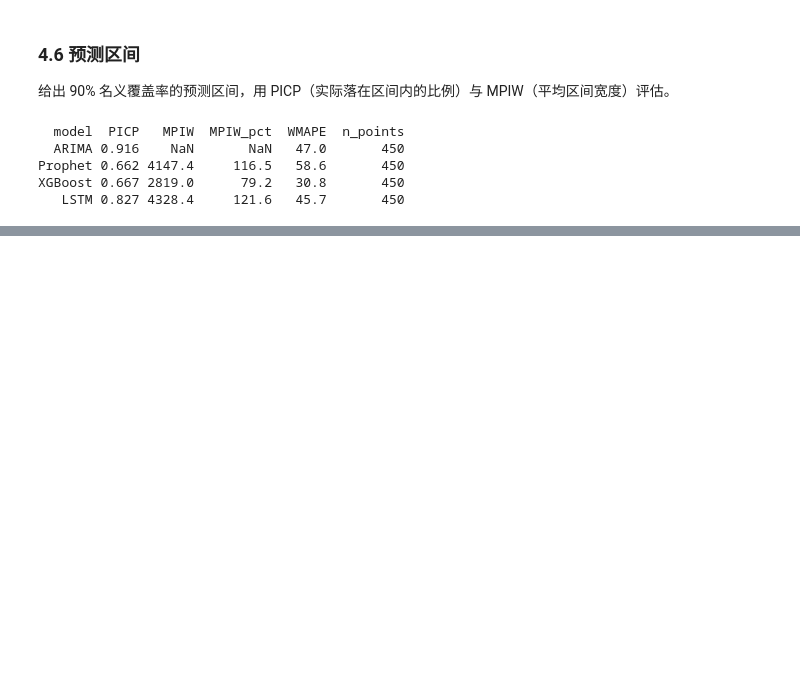
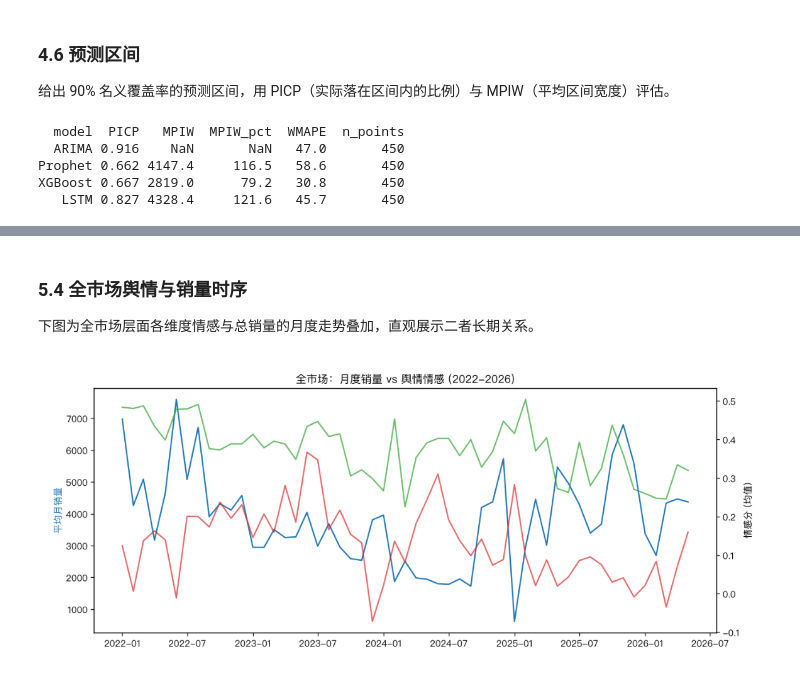
Before and after one commit to Yemyu/AutoPulse, a Jupyter notebook: notebook/AutoPulse_Analysis.ipynb, the cells around one changed output, grey strips where cells are left out. Cells and saved outputs as stored; diff of their text form; code cells hidden in the pictures; blank space fills up the shorter version.

```diff
--- a/notebook/AutoPulse_Analysis.ipynb
+++ b/notebook/AutoPulse_Analysis.ipynb
@@ -804,0 +940,12 @@ XGBoost 0.667 2819.0      79.2   30.8       450
+# %% [markdown]
+### 5.4 全市场舆情与销量时序
+
+下图为全市场层面各维度情感与总销量的月度走势叠加，直观展示二者长期关系。
+# %%
+# Market-level sentiment vs sales over time.
+p = os.path.join(FIG, 'stage4_market_timeseries.png')
+if os.path.exists(p):
+    img = plt.imread(p); fig, ax = plt.subplots(figsize=(12, 5))
+    ax.imshow(img); ax.axis('off'); plt.tight_layout(); plt.show()
+# %% [output]
+[figure, added]
```
Also changed, not shown: parts of 13 cells of this notebook, 15 other files.
